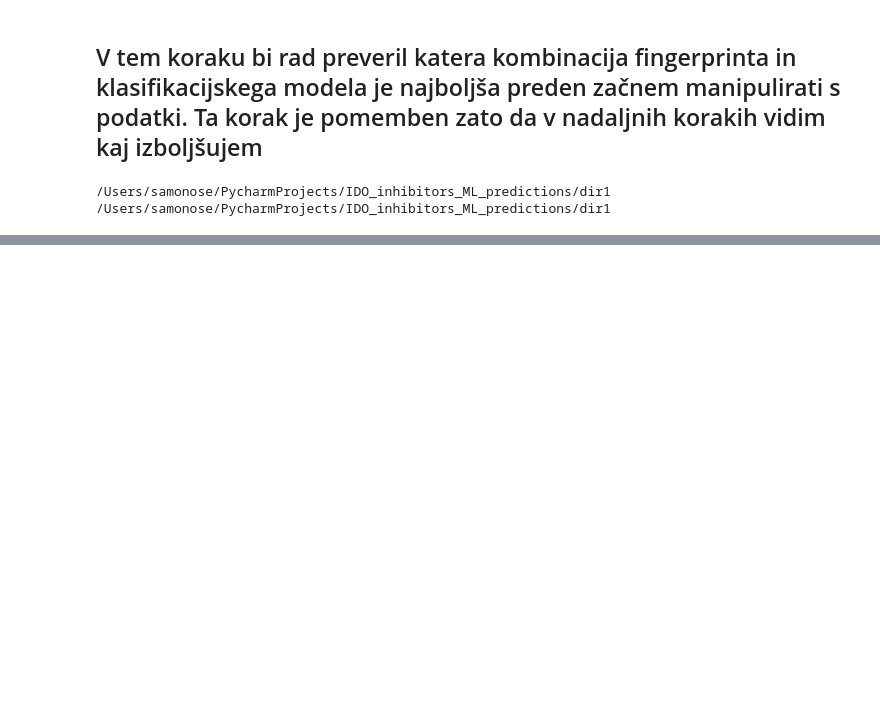
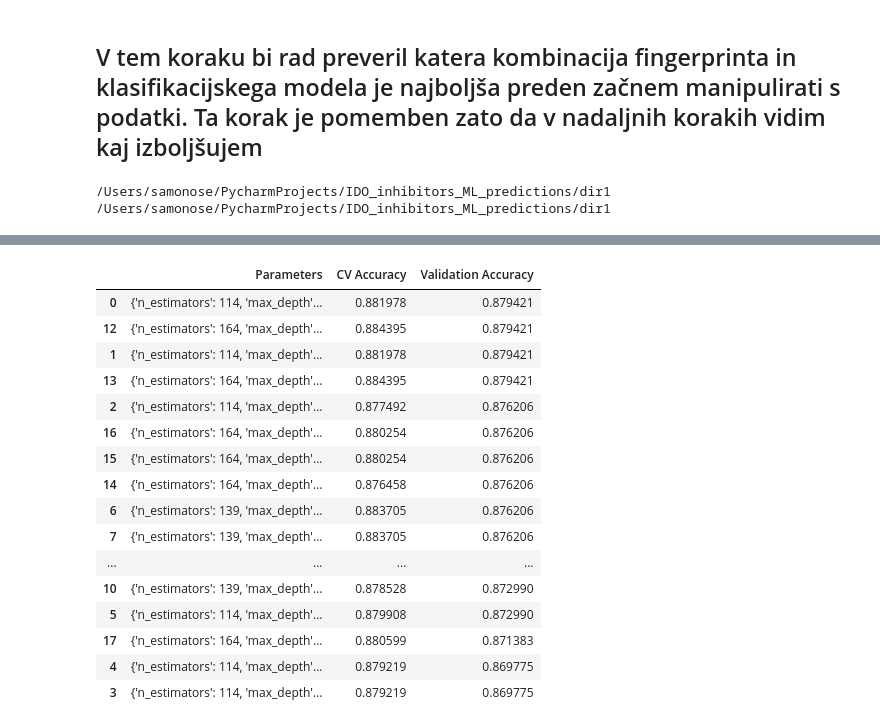
Before and after one commit to samo-n/ML-in-IDO1-drug-discovery, a Jupyter notebook: dir1/__2_3_B_model_SU_optimizacija_hiperparametrov.ipynb, the cells around one changed output, grey strips where cells are left out. Cells and saved outputs as stored; diff of their text form; code cells hidden in the pictures; blank space fills up the shorter version.

```diff
--- a/dir1/__2_3_B_model_SU_optimizacija_hiperparametrov.ipynb
+++ b/dir1/__2_3_B_model_SU_optimizacija_hiperparametrov.ipynb
@@ -374,0 +242,20 @@ plt.show()
+# %%
+sorted_results_df
+# %% [output]
+|  | Parameters | CV Accuracy | Validation Accuracy |
+| 0 | {'n_estimators': 114, 'max_depth'... | 0.881978 | 0.879421 |
+| 12 | {'n_estimators': 164, 'max_depth'... | 0.884395 | 0.879421 |
+| 1 | {'n_estimators': 114, 'max_depth'... | 0.881978 | 0.879421 |
+| 13 | {'n_estimators': 164, 'max_depth'... | 0.884395 | 0.879421 |
+| 2 | {'n_estimators': 114, 'max_depth'... | 0.877492 | 0.876206 |
+| 16 | {'n_estimators': 164, 'max_depth'... | 0.880254 | 0.876206 |
+| 15 | {'n_estimators': 164, 'max_depth'... | 0.880254 | 0.876206 |
+| 14 | {'n_estimators': 164, 'max_depth'... | 0.876458 | 0.876206 |
+| 6 | {'n_estimators': 139, 'max_depth'... | 0.883705 | 0.876206 |
+| 7 | {'n_estimators': 139, 'max_depth'... | 0.883705 | 0.876206 |
+| ... | ... | ... | ... |
+| 10 | {'n_estimators': 139, 'max_depth'... | 0.878528 | 0.872990 |
+| 5 | {'n_estimators': 114, 'max_depth'... | 0.879908 | 0.872990 |
+| 17 | {'n_estimators': 164, 'max_depth'... | 0.880599 | 0.871383 |
+| 4 | {'n_estimators': 114, 'max_depth'... | 0.879219 | 0.869775 |
+| 3 | {'n_estimators': 114, 'max_depth'... | 0.879219 | 0.869775 |
```
Also changed, not shown: parts of 22 cells of this notebook, 1 other file.
